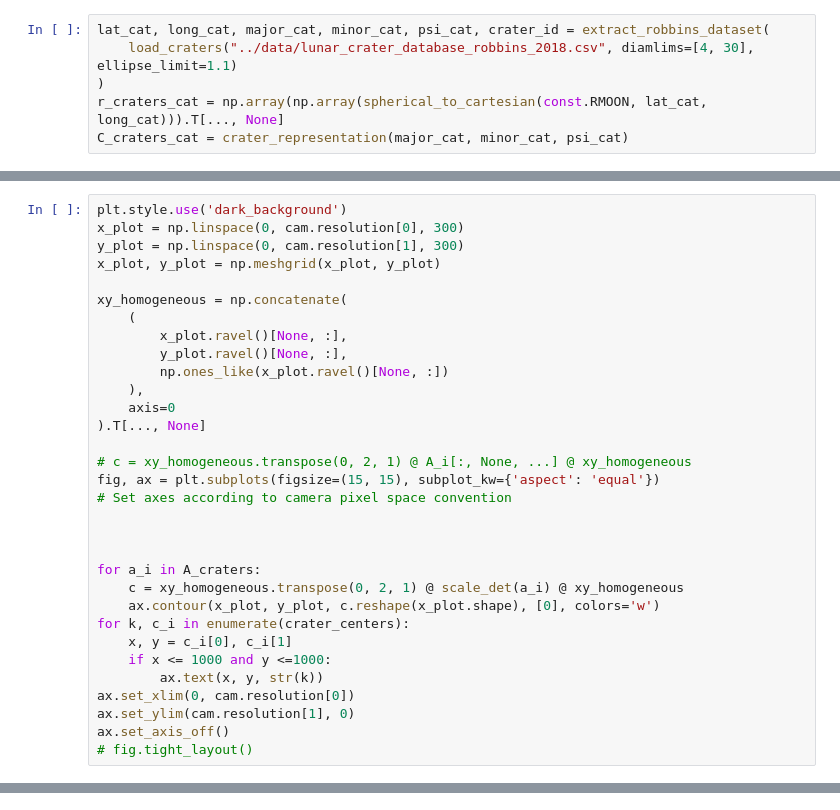
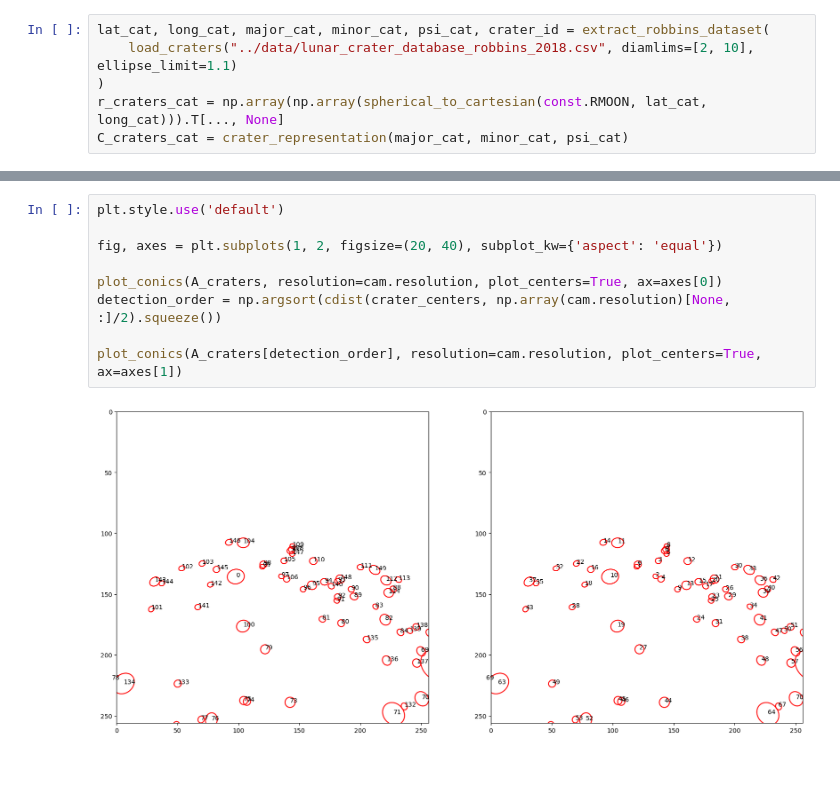
Before and after one commit to wdoppenberg/crater-detection, a Jupyter notebook: notebooks/crater_matching.ipynb, the cells around one changed output, grey strips where cells are left out. Cells and saved outputs as stored; diff of their text form; blank space fills up the shorter version.

Commit message:
Crater matching works!

```diff
--- a/notebooks/crater_matching.ipynb
+++ b/notebooks/crater_matching.ipynb
@@ -18,7 +18,7 @@ from craterdetection.matching.utils import cyclic_permutations, enhanced_pattern
 from craterdetection.common.conics import *
 # %%
 lat_cat, long_cat, major_cat, minor_cat, psi_cat, crater_id = extract_robbins_dataset(
-    load_craters("../data/lunar_crater_database_robbins_2018.csv", diamlims=[4, 30], ellipse_limit=1.1)
+    load_craters("../data/lunar_crater_database_robbins_2018.csv", diamlims=[2, 10], ellipse_limit=1.1)
 )
 r_craters_cat = np.array(np.array(spherical_to_cartesian(const.RMOON, lat_cat, long_cat))).T[..., None]
 C_craters_cat = crater_representation(major_cat, minor_cat, psi_cat)
@@ -45,32 +40,0 @@ crater_centers = cam.project_crater_centers(r_craters)
-# %%
-plt.style.use('dark_background')
-x_plot = np.linspace(0, cam.resolution[0], 300)
-y_plot = np.linspace(0, cam.resolution[1], 300)
-x_plot, y_plot = np.meshgrid(x_plot, y_plot)
-
-xy_homogeneous = np.concatenate(
-    (
-        x_plot.ravel()[None, :],
-        y_plot.ravel()[None, :],
-        np.ones_like(x_plot.ravel()[None, :])
-    ),
-    axis=0
-).T[..., None]
-
-# c = xy_homogeneous.transpose(0, 2, 1) @ A_i[:, None, ...] @ xy_homogeneous
-fig, ax = plt.subplots(figsize=(15, 15), subplot_kw={'aspect': 'equal'})
-# Set axes according to camera pixel space convention
-
-
-
-for a_i in A_craters:
-    c = xy_homogeneous.transpose(0, 2, 1) @ scale_det(a_i) @ xy_homogeneous
-    ax.contour(x_plot, y_plot, c.reshape(x_plot.shape), [0], colors='w')
-for k, c_i in enumerate(crater_centers):
-    x, y = c_i[0], c_i[1]
-    if x <= 1000 and y <=1000:
-        ax.text(x, y, str(k))
-ax.set_xlim(0, cam.resolution[0])
-ax.set_ylim(cam.resolution[1], 0)
-ax.set_axis_off()
-# fig.tight_layout()
@@ -78,0 +41,11 @@ ax.set_axis_off()
+# %%
+plt.style.use('default')
+
+fig, axes = plt.subplots(1, 2, figsize=(20, 40), subplot_kw={'aspect': 'equal'})
+
+plot_conics(A_craters, resolution=cam.resolution, plot_centers=True, ax=axes[0])
+detection_order = np.argsort(cdist(crater_centers, np.array(cam.resolution)[None, :]/2).squeeze())
+
+plot_conics(A_craters[detection_order], resolution=cam.resolution, plot_centers=True, ax=axes[1])
+# %% [output]
+[figure, added]
```
Also changed, not shown: parts of 15 cells of this notebook, 3 other files.
